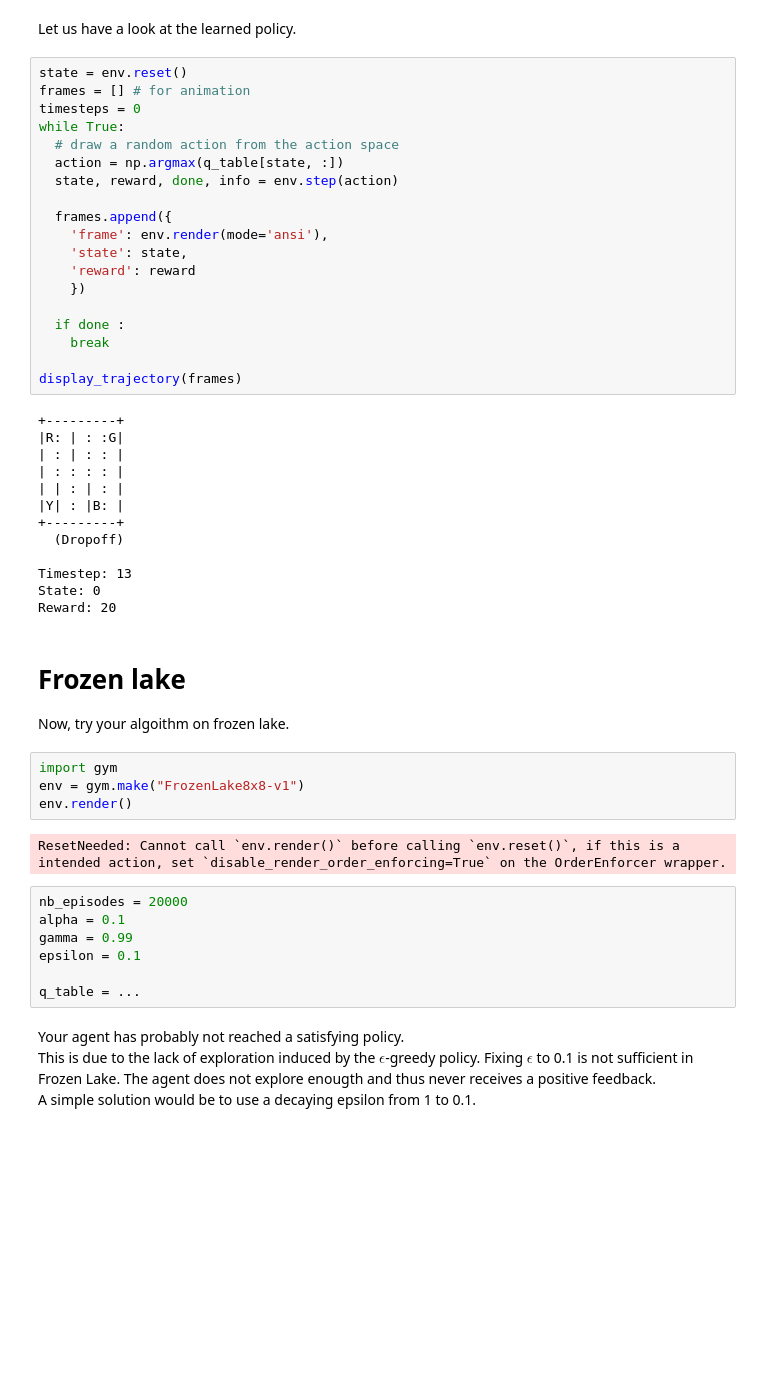
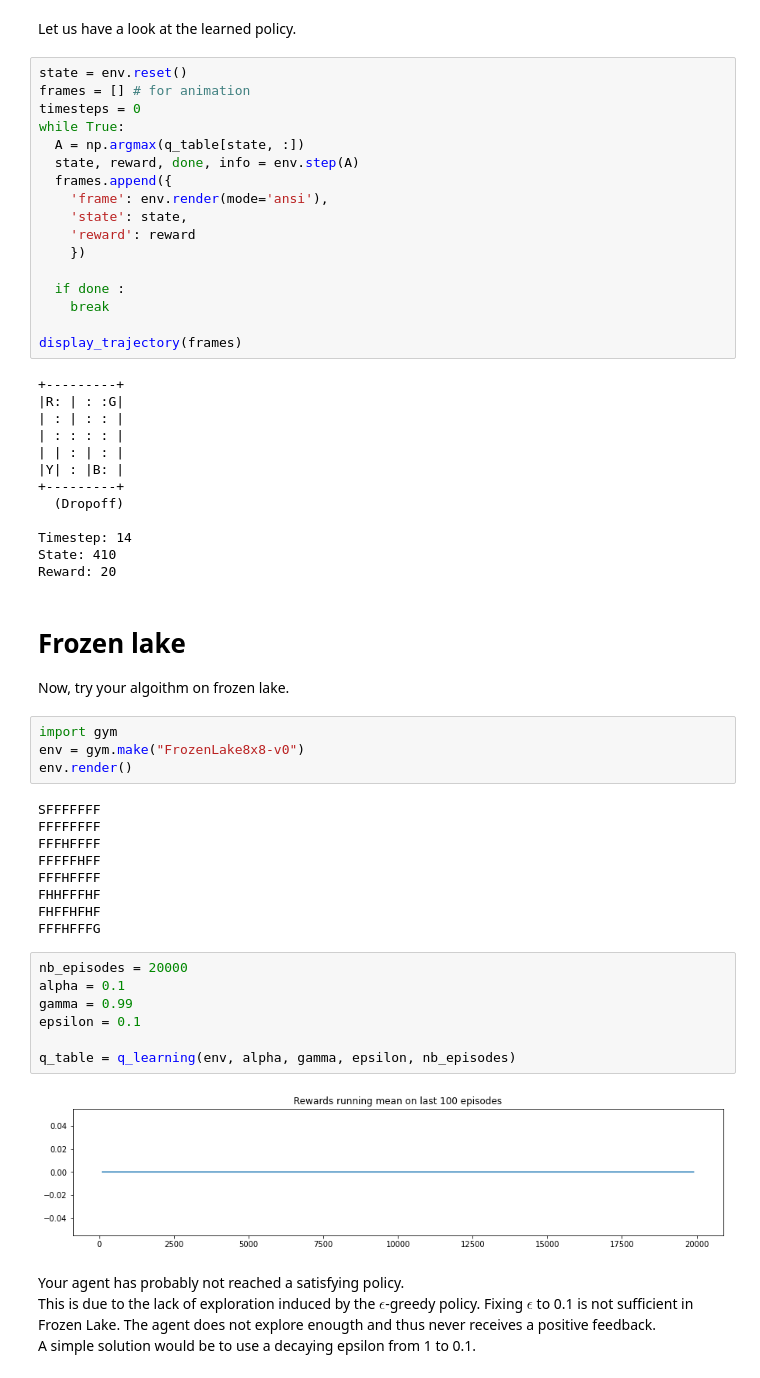
Before and after one commit to SebastienGrand98/Reinforcement-Learning, a Jupyter notebook: code/reinforcement_learning/Taxi.ipynb, the cells around one changed output. Saved outputs shown, nothing was run; the diff lists cells and outputs as text; blank space fills up the shorter version.

Commit message:
Q-Learning

```diff
--- a/code/reinforcement_learning/Taxi.ipynb
+++ b/code/reinforcement_learning/Taxi.ipynb
@@ -183,10 +201,8 @@ state = env.reset()
 frames = [] # for animation
 timesteps = 0
 while True:
-  # draw a random action from the action space
-  action = np.argmax(q_table[state, :])
-  state, reward, done, info = env.step(action)
-
+  A = np.argmax(q_table[state, :])
+  state, reward, done, info = env.step(A)
   frames.append({
     'frame': env.render(mode='ansi'),
     'state': state,
@@ -207,25 +223,34 @@ display_trajectory(frames)
 +---------+
   (Dropoff)
 
-Timestep: 13
-State: 0
+Timestep: 14
+State: 410
 Reward: 20
 # %% [markdown]
 # Frozen lake
 Now, try your algoithm on frozen lake.
 # %%
 import gym
-env = gym.make("FrozenLake8x8-v1")
+env = gym.make("FrozenLake8x8-v0")
 env.render()
 # %% [output]
-ResetNeeded: Cannot call `env.render()` before calling `env.reset()`, if this is a intended action, set `disable_render_order_enforcing=True` on the OrderEnforcer wrapper.
+SFFFFFFF
+FFFFFFFF
+FFFHFFFF
+FFFFFHFF
+FFFHFFFF
+FHHFFFHF
+FHFFHFHF
+FFFHFFFG
 # %%
 nb_episodes = 20000
 alpha = 0.1
 gamma = 0.99
 epsilon = 0.1
 
-q_table = ...
+q_table = q_learning(env, alpha, gamma, epsilon, nb_episodes)
+# %% [output]
+[figure, added]
 # %% [markdown]
 Your agent has probably not reached a satisfying policy.
 This is due to the lack of exploration induced by the $\epsilon$-greedy policy.
```
Also changed, not shown: parts of 10 cells of this notebook.
